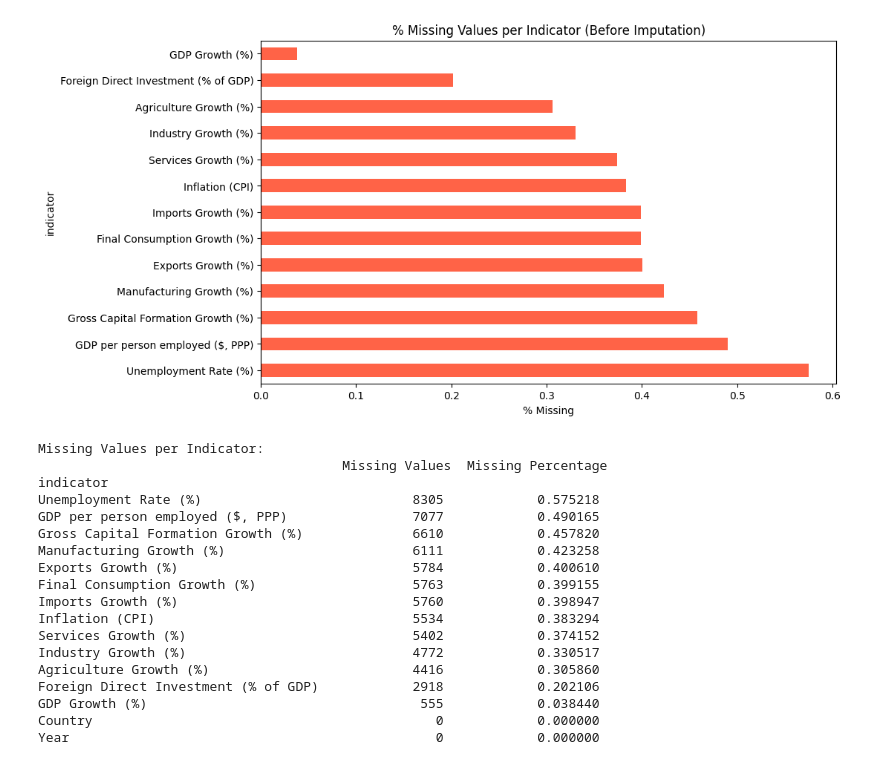
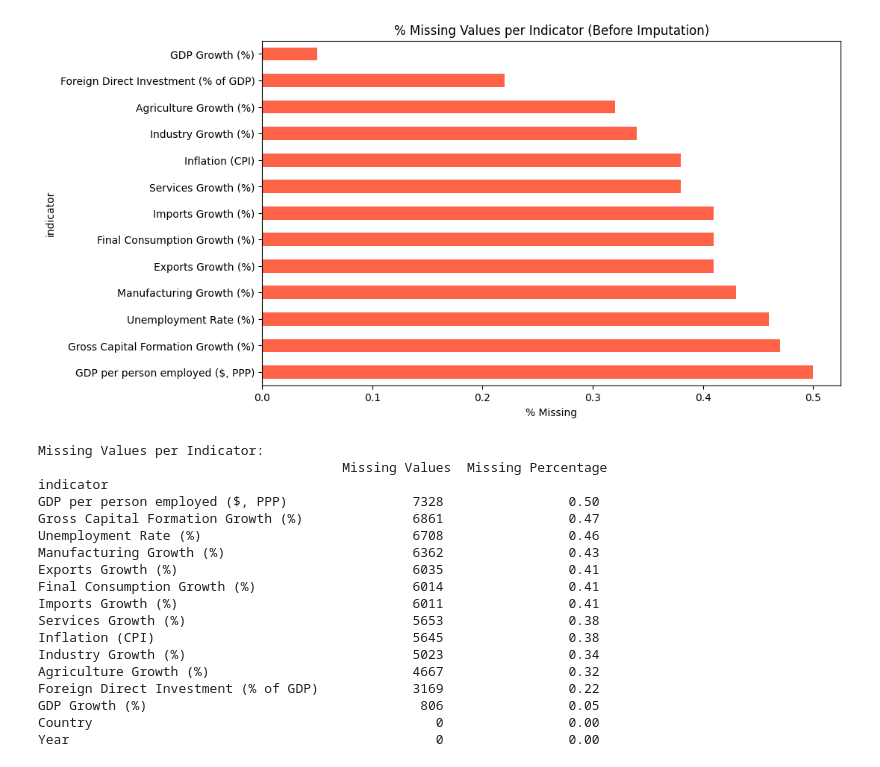
Before and after one commit to yashnegi11/GDP-growth-prediction, a Jupyter notebook: GDPgrowthPrediction.ipynb, the cells around one changed output. Drawn from its saved outputs; the diff is of its cells as text; code cells hidden in the pictures.

```diff
--- a/GDPgrowthPrediction.ipynb
+++ b/GDPgrowthPrediction.ipynb
@@ -33,7 +43,7 @@ for indicator_name,indicator_code in indicators.items():
   while True:
     try:
       print(f"fetching page{page}...")
-      response=session.get(base_url+indicator_code,params={"format":"json","per_page":50,"page":page},timeout=10)
+      response=session.get(base_url+indicator_code,params={"format":"json","per_page":1000,"page":page},timeout=10)
       data=response.json()
       if len(data)<2 or not data[1] :
         break
@@ -162,12 +169,12 @@ plt.show()
 # %%
 #visualising missing data(before imputation) using barmap
-missing_percentage = df_pivot.isnull().mean().sort_values(ascending=False)
+missing_percentage = df_pivot.isnull().mean().sort_values(ascending=False).round(2)
 missing_percentage[missing_percentage > 0].plot(kind='barh', figsize=(10, 6), color='tomato')
 plt.title("% Missing Values per Indicator (Before Imputation)")
 plt.xlabel("% Missing")
 plt.show()
 # %% [output]
-[figure, old version]
+[figure, new version]
 # %%
 #missing values percentage
 missing_values = df_pivot.isnull().sum().sort_values(ascending=False)
@@ -180,18 +187,18 @@ print("Missing Values per Indicator:\n", missing_df)
 Missing Values per Indicator:
                                        Missing Values  Missing Percentage
 indicator
-Unemployment Rate (%)                           8305            0.575218
-GDP per person employed ($, PPP)                7077            0.490165
-Gross Capital Formation Growth (%)              6610            0.457820
-Manufacturing Growth (%)                        6111            0.423258
-Exports Growth (%)                              5784            0.400610
-Final Consumption Growth (%)                    5763            0.399155
-Imports Growth (%)                              5760            0.398947
-Inflation (CPI)                                 5534            0.383294
-Services Growth (%)                             5402            0.374152
-Industry Growth (%)                             4772            0.330517
-Agriculture Growth (%)                          4416            0.305860
-Foreign Direct Investment (% of GDP)            2918            0.202106
-GDP Growth (%)                                   555            0.038440
-Country                                            0            0.000000
-Year                                               0            0.000000
+GDP per person employed ($, PPP)                7328                0.50
+Gross Capital Formation Growth (%)              6861                0.47
+Unemployment Rate (%)                           6708                0.46
+Manufacturing Growth (%)                        6362                0.43
+Exports Growth (%)                              6035                0.41
+Final Consumption Growth (%)                    6014                0.41
+Imports Growth (%)                              6011                0.41
+Services Growth (%)                             5653                0.38
+Inflation (CPI)                                 5645                0.38
+Industry Growth (%)                             5023                0.34
+Agriculture Growth (%)                          4667                0.32
+Foreign Direct Investment (% of GDP)            3169                0.22
+GDP Growth (%)                                   806                0.05
+Country                                            0                0.00
+Year                                               0                0.00
```
Also changed, not shown: parts of 100 cells of this notebook.
